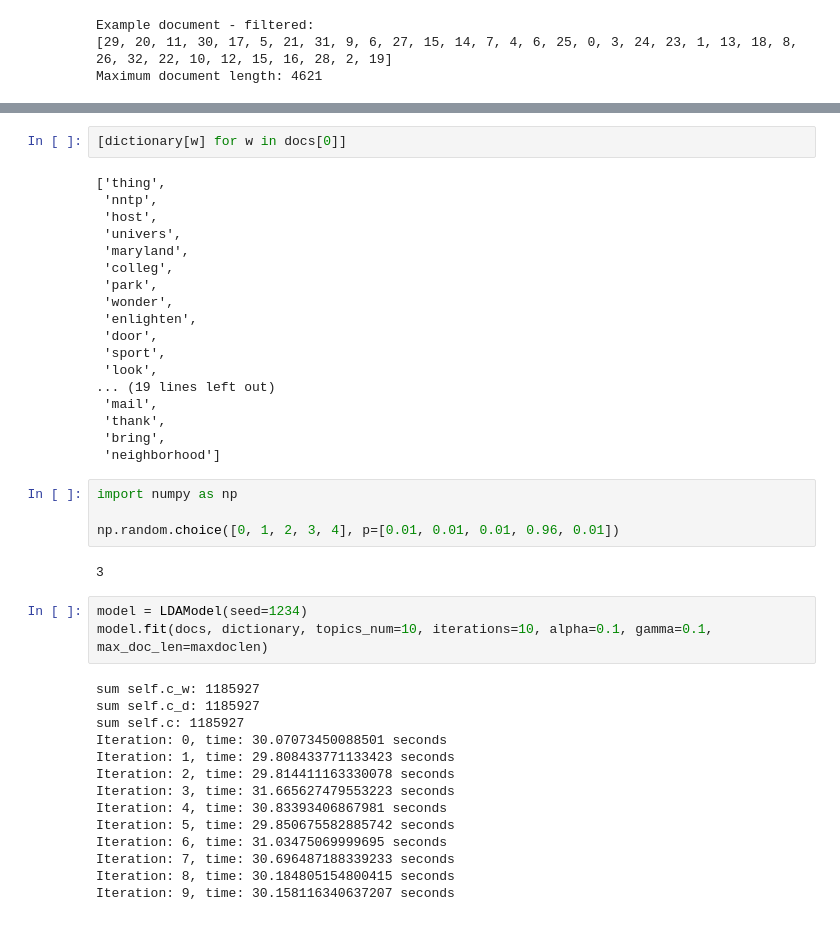
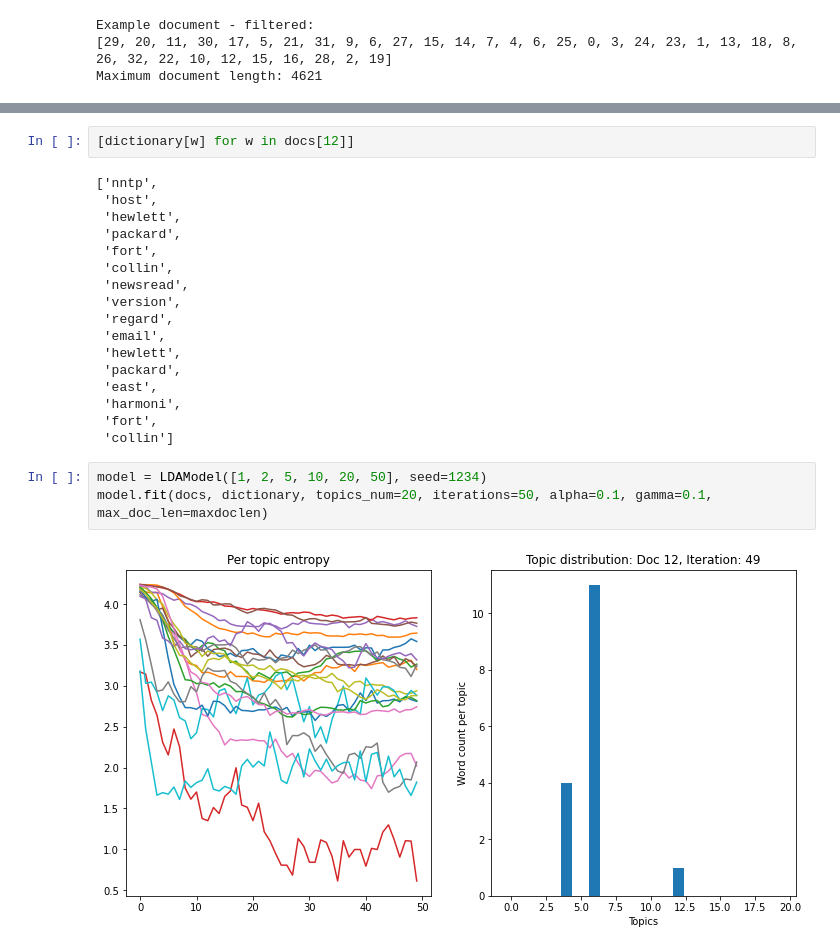
Before and after one commit to toni5rovic/npfl097, a Jupyter notebook: latent_dirichlet_allocation.ipynb, the cells around one changed output, grey strips where cells are left out. Drawn from its saved outputs; the diff is of its cells as text.

Commit message:
added plots of entropy, topics distribution and top words for topics

```diff
--- a/latent_dirichlet_allocation.ipynb
+++ b/latent_dirichlet_allocation.ipynb
@@ -98,43 +79,24 @@ for k, v in dictionary.items():
 # %%
-[dictionary[w] for w in docs[0]]
+[dictionary[w] for w in docs[12]]
 # %% [output]
-['thing',
- 'nntp',
+['nntp',
  'host',
- 'univers',
- 'maryland',
- 'colleg',
- 'park',
- 'wonder',
- 'enlighten',
- 'door',
- 'sport',
- 'look',
-... (19 lines left out)
- 'mail',
- 'thank',
- 'bring',
- 'neighborhood']
+ 'hewlett',
+ 'packard',
+ 'fort',
+ 'collin',
+ 'newsread',
+ 'version',
+ 'regard',
+ 'email',
+ 'hewlett',
+ 'packard',
+ 'east',
+ 'harmoni',
+ 'fort',
+ 'collin']
-# %%
-import numpy as np
-
-np.random.choice([0, 1, 2, 3, 4], p=[0.01, 0.01, 0.01, 0.96, 0.01])
-# %% [output]
-3
 # %%
-model = LDAModel(seed=1234)
-model.fit(docs, dictionary, topics_num=10, iterations=10, alpha=0.1, gamma=0.1, max_doc_len=maxdoclen)
+model = LDAModel([1, 2, 5, 10, 20, 50], seed=1234)
+model.fit(docs, dictionary, topics_num=20, iterations=50, alpha=0.1, gamma=0.1, max_doc_len=maxdoclen)
 # %% [output]
-sum self.c_w: 1185927
-sum self.c_d: 1185927
-sum self.c: 1185927
-Iteration: 0, time: 30.07073450088501 seconds
-Iteration: 1, time: 29.808433771133423 seconds
-Iteration: 2, time: 29.814411163330078 seconds
-Iteration: 3, time: 31.665627479553223 seconds
-Iteration: 4, time: 30.83393406867981 seconds
-Iteration: 5, time: 29.850675582885742 seconds
-Iteration: 6, time: 31.03475069999695 seconds
-Iteration: 7, time: 30.696487188339233 seconds
-Iteration: 8, time: 30.184805154800415 seconds
-Iteration: 9, time: 30.158116340637207 seconds
+[figure, added]
```
Also changed, not shown: parts of 5 cells of this notebook, 2 other files.
